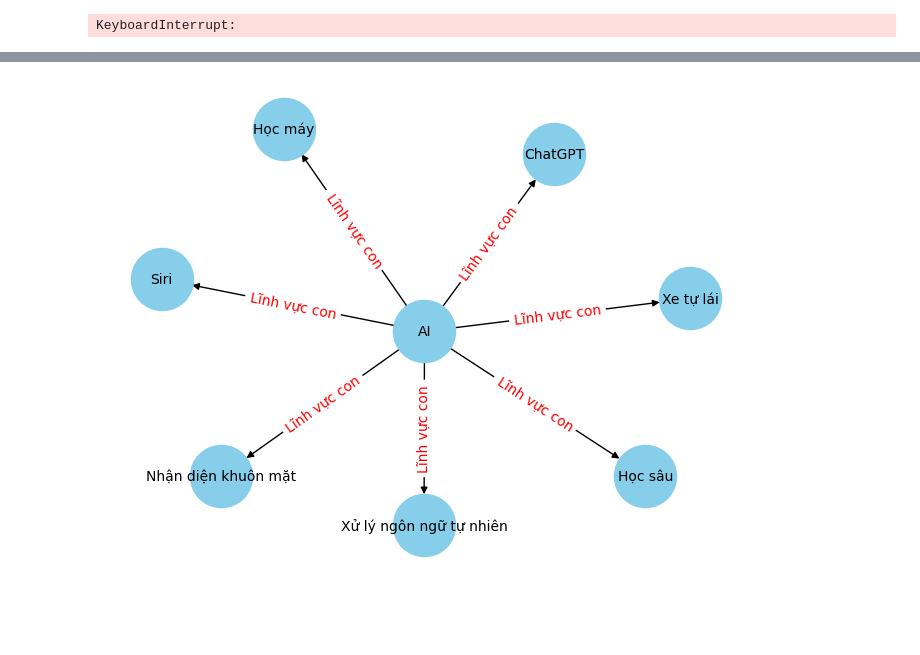
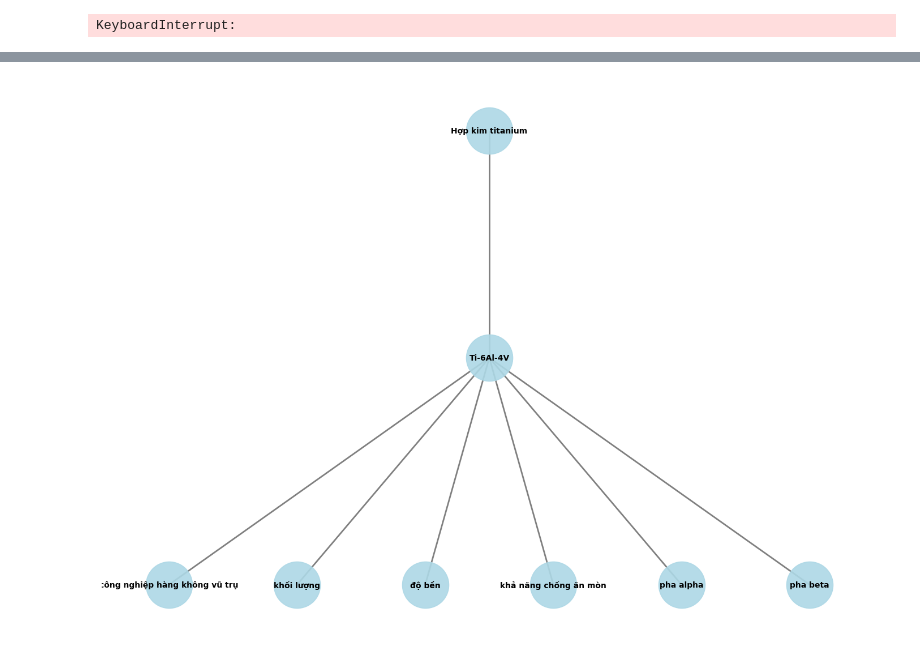
Before and after one commit to NgHHie2/graph, a Jupyter notebook: prompt.ipynb, the cells around one changed output, grey strips where cells are left out. Saved outputs shown, nothing was run; the diff lists cells and outputs as text; code cells hidden in the pictures; blank space fills up the shorter version.

```diff
--- a/prompt.ipynb
+++ b/prompt.ipynb
@@ -121,0 +150,3 @@ print(json.dumps(kg, indent=2, ensure_ascii=False))
+# %%
+edges_json = json.loads(edges_text["text"])
+print(json.dumps(edges_json, indent=2, ensure_ascii=False))
@@ -121,0 +171,17 @@ print(json.dumps(kg, indent=2, ensure_ascii=False))
+# %%
+#loại bỏ edge không tồn tại
+node_ids = {node["name"] for node in nodes_json["entities"]}
+
+#chỉ lấy edge kết nối các node có tồn tại
+filtered_edges = [
+    edge for edge in edges_json["edges"]
+    if edge["source"] in node_ids and edge["target"] in node_ids
+]
+
+edges_json["edges"] = filtered_edges
+
+kg = {
+    "nodes": nodes_json["entities"],
+    "edges": edges_json["edges"]
+}
+print(json.dumps(kg, indent=2, ensure_ascii=False))
@@ -122,25 +206,77 @@ print(json.dumps(kg, indent=2, ensure_ascii=False))
 # %%
 import networkx as nx
 import matplotlib.pyplot as plt
 
 G = nx.DiGraph()
 
-# Add nodes
 for node in kg["nodes"]:
-    G.add_node(node["id"], type=node["type"])
+    G.add_node(node["name"])
 
-# Add edges
 for edge in kg["edges"]:
-    G.add_edge(edge["source"], edge["target"], label=edge["relation"])
+    G.add_edge(edge["source"], edge["target"])
 
-# Draw graph
-pos = nx.spring_layout(G, seed=42)
-nx.draw(G, pos, with_labels=True, node_color="skyblue", node_size=2000, font_size=10)
+plt.figure(figsize=(14, 10))
+
+# Tạo layout phân tầng tự động theo độ sâu
+def assign_levels(G):
+    levels = {}
+    # Tìm root nodes (không có incoming edges)
+    roots = [n for n in G.nodes() if G.in_degree(n) == 0]
+    if not roots:
+        roots = list(G.nodes())[:1]  # Nếu có cycle, chọn 1 node làm root
+
+    # BFS để gán level
+    from collections import deque
+    queue = deque([(root, 0) for root in roots])
+    visited = set()
+
+    while queue:
+        node, level = queue.popleft()
+        if node in visited:
+            continue
+        visited.add(node)
+        levels[node] = max(levels.get(node, 0), level)
+
+        for successor in G.successors(node):
+            if successor not in visited:
+                queue.append((successor, level + 1))
+
+    # Gán level cho các node chưa được visit
+    for node in G.nodes():
+        if node not in levels:
+            levels[node] = 0
+
+    return levels
+
+levels = assign_levels(G)
+
+# Tạo position dựa trên level
+pos = {}
+level_nodes = {}
+for node, level in levels.items():
+    if level not in level_nodes:
+        level_nodes[level] = []
+    level_nodes[level].append(node)
+
+max_level = max(levels.values())
+for level, nodes in level_nodes.items():
+    for i, node in enumerate(nodes):
+        x = (i - len(nodes)/2) * 2
+        y = max_level - level  # Đảo ngược để level 0 ở trên
+        pos[node] = (x, y)
+
+nx.draw_networkx_nodes(G, pos, node_color="lightblue", node_size=3500, alpha=0.9)
+nx.draw_networkx_edges(G, pos, edge_color="gray", arrows=False, width=2)
+nx.draw_networkx_labels(G, pos, font_size=10, font_weight='bold')
+
 edge_labels = nx.get_edge_attributes(G, "label")
-nx.draw_networkx_edge_labels(G, pos, edge_labels=edge_labels, font_color="red")
+nx.draw_networkx_edge_labels(G, pos, edge_labels=edge_labels, font_size=8, font_color="red")
+
+plt.axis('off')
+plt.tight_layout()
 plt.show()
 # %% [output]
-[figure, old version]
+[figure, new version]
 # %%
 with open("knowledge_graph.json", "w", encoding="utf-8") as f:
     json.dump(kg, f, ensure_ascii=False, indent=2)
```
Also changed, not shown: parts of 10 cells of this notebook.
